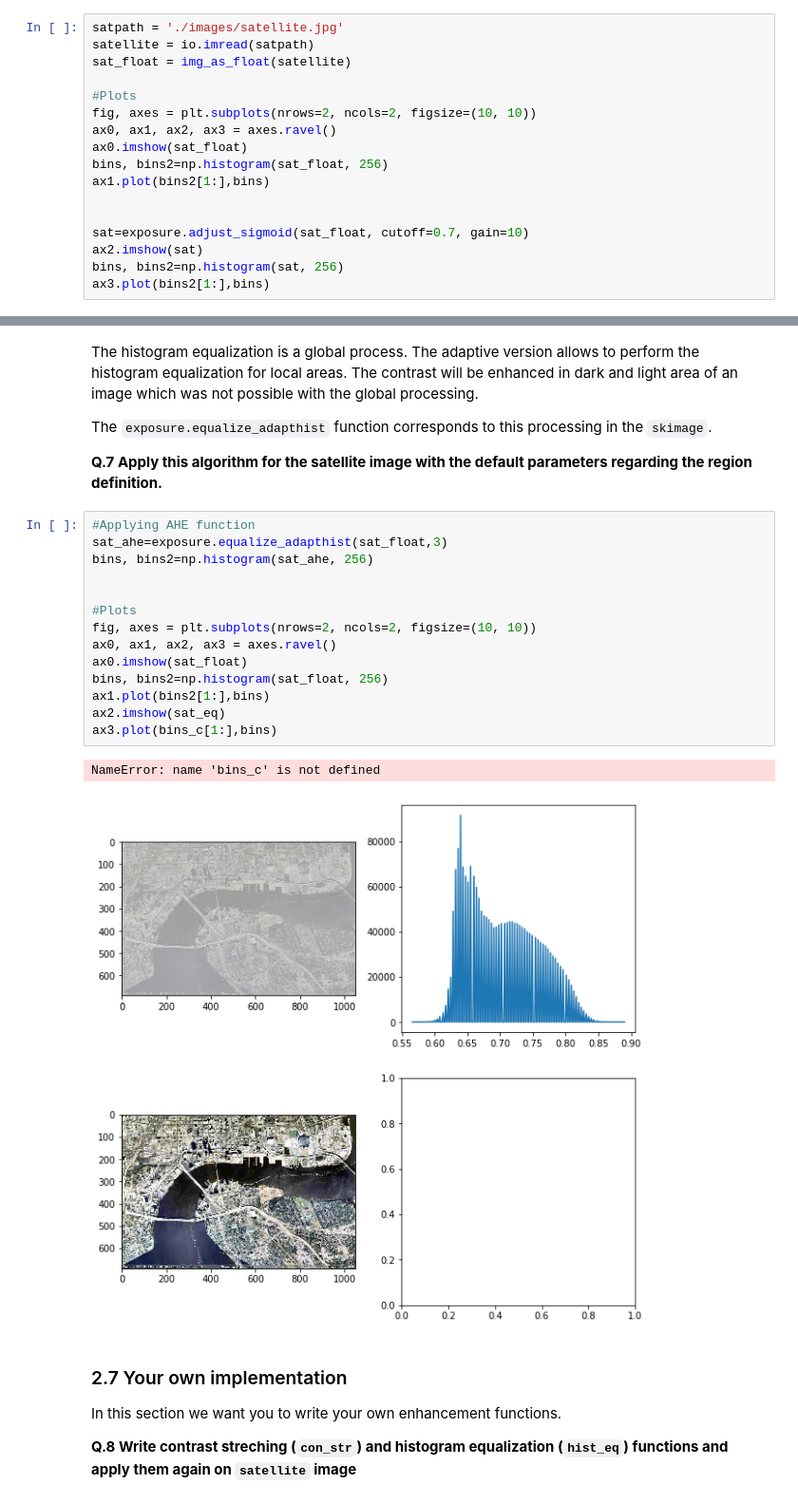
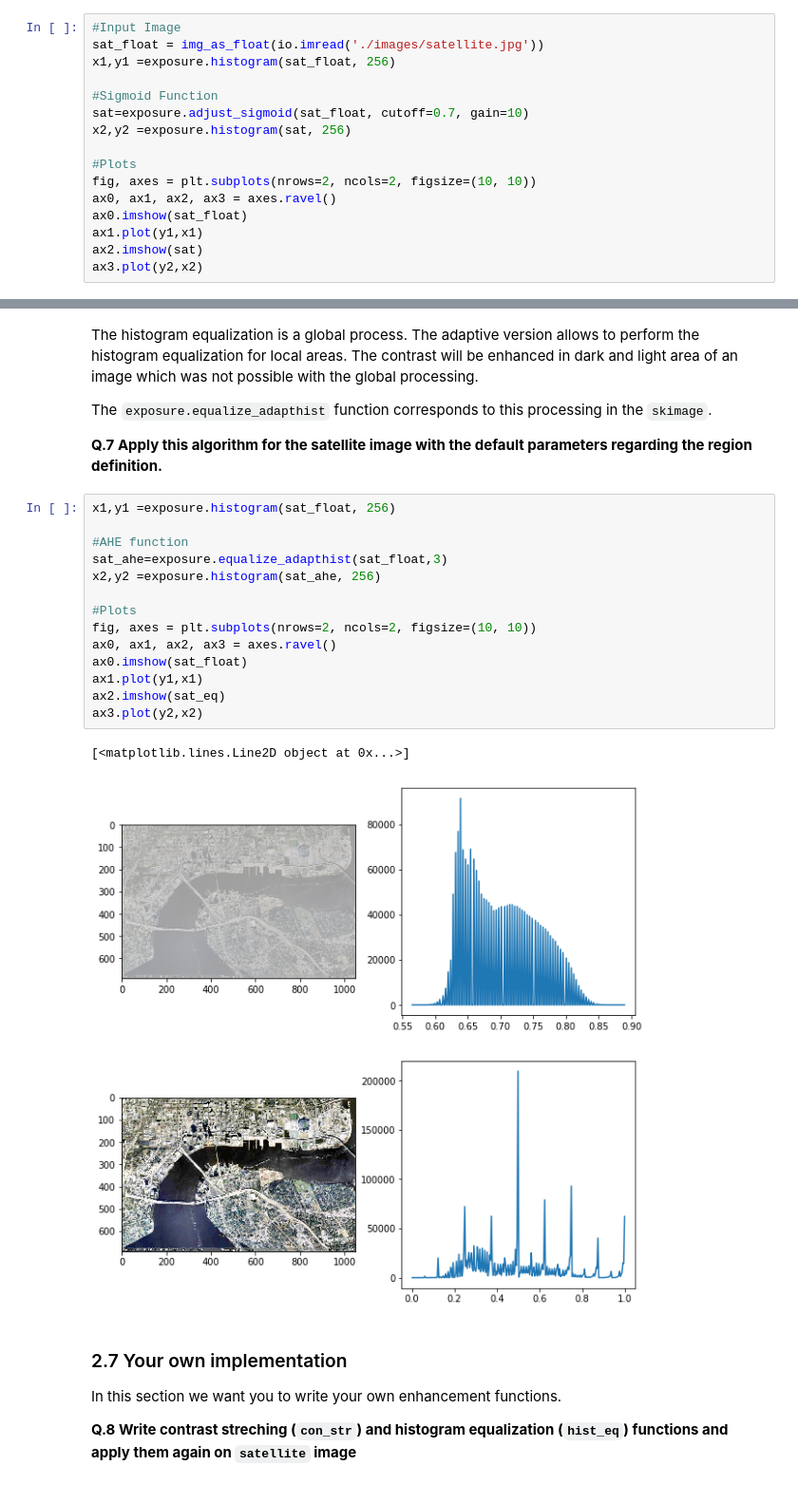
Before and after one commit to cefisalam/B31XB-IIP-TP-1718, a Jupyter notebook: 2-image-enhancement/2-enhancement.ipynb, the cells around one changed output, grey strips where cells are left out. Shown at 95% size. Saved outputs shown, nothing was run; the diff lists cells and outputs as text.

```diff
--- a/2-image-enhancement/2-enhancement.ipynb
+++ b/2-image-enhancement/2-enhancement.ipynb
@@ -201,22 +200,21 @@ plt.show()
 # %% [markdown]
 **Q.4 Using sigmoid enhancement improve the contrast of the image `satellite.jpg` by setting the cut-off, once you observe the histogram of the image. You can set a gain equal to 10.**
 # %%
-satpath = './images/satellite.jpg'
-satellite = io.imread(satpath)
-sat_float = img_as_float(satellite)
+#Input Image
+sat_float = img_as_float(io.imread('./images/satellite.jpg'))
+x1,y1 =exposure.histogram(sat_float, 256)
+
+#Sigmoid Function
+sat=exposure.adjust_sigmoid(sat_float, cutoff=0.7, gain=10)
+x2,y2 =exposure.histogram(sat, 256)
 
 #Plots
 fig, axes = plt.subplots(nrows=2, ncols=2, figsize=(10, 10))
 ax0, ax1, ax2, ax3 = axes.ravel()
 ax0.imshow(sat_float)
-bins, bins2=np.histogram(sat_float, 256)
-ax1.plot(bins2[1:],bins)
-
-
-sat=exposure.adjust_sigmoid(sat_float, cutoff=0.7, gain=10)
+ax1.plot(y1,x1)
 ax2.imshow(sat)
-bins, bins2=np.histogram(sat, 256)
-ax3.plot(bins2[1:],bins)
+ax3.plot(y2,x2)
 # %% [output]
 [<matplotlib.lines.Line2D object at 0x...>]
 [figure]
@@ -279,22 +280,22 @@ The `exposure.equalize_adapthist` function corresponds to this processing in the
 
 **Q.7 Apply this algorithm for the satellite image with the default parameters regarding the region definition.**
 # %%
-#Applying AHE function
+x1,y1 =exposure.histogram(sat_float, 256)
+
+#AHE function
 sat_ahe=exposure.equalize_adapthist(sat_float,3)
-bins, bins2=np.histogram(sat_ahe, 256)
-
+x2,y2 =exposure.histogram(sat_ahe, 256)
 
 #Plots
 fig, axes = plt.subplots(nrows=2, ncols=2, figsize=(10, 10))
 ax0, ax1, ax2, ax3 = axes.ravel()
 ax0.imshow(sat_float)
-bins, bins2=np.histogram(sat_float, 256)
-ax1.plot(bins2[1:],bins)
+ax1.plot(y1,x1)
 ax2.imshow(sat_eq)
-ax3.plot(bins_c[1:],bins)
+ax3.plot(y2,x2)
 # %% [output]
-NameError: name 'bins_c' is not defined
+[<matplotlib.lines.Line2D object at 0x...>]
-[figure, old version]
+[figure, new version]
 # %% [markdown]
 ### 2.7 Your own implementation
 In this section we want you to write your own enhancement functions.
```
Also changed, not shown: parts of 12 cells of this notebook, 1 other file.
